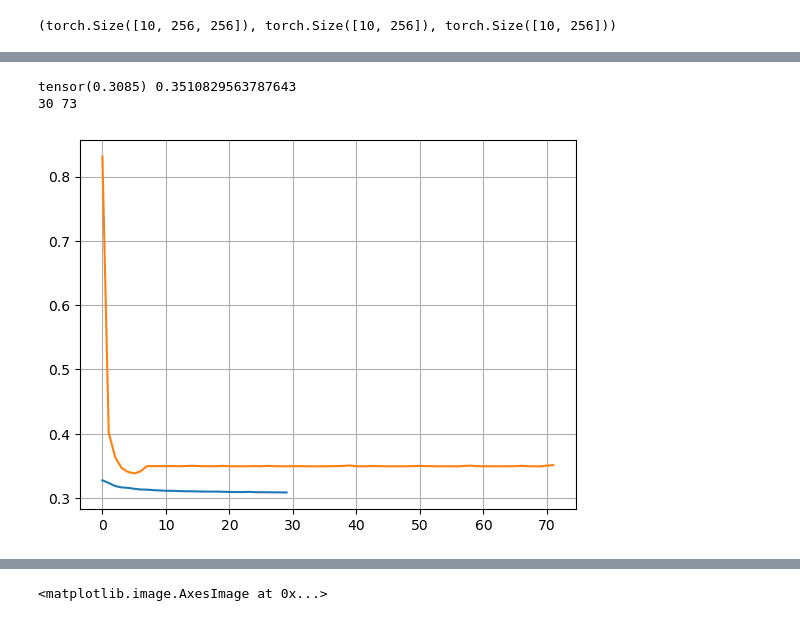
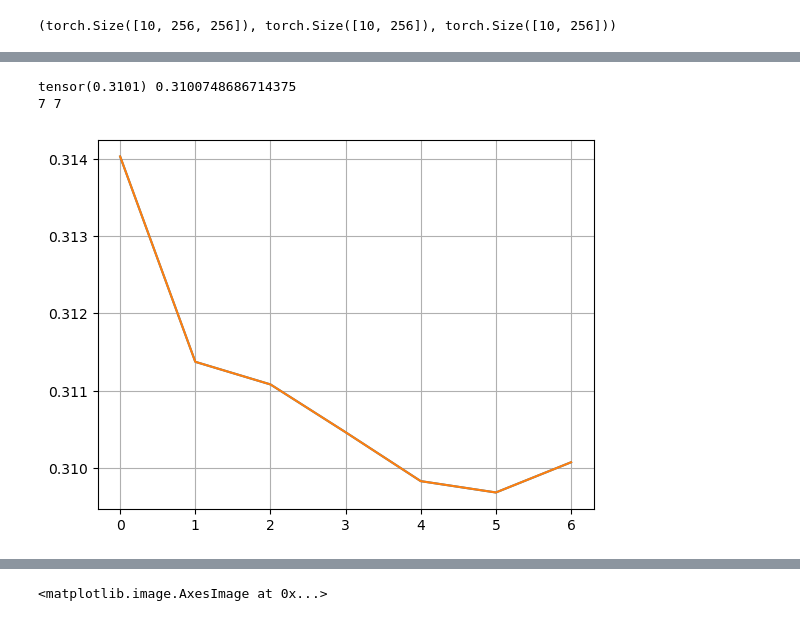
Before and after one commit to felsager/vae_lung_tumor_segmentation, a Jupyter notebook: notebooks/vae_model_2.ipynb, the cells around one changed output, grey strips where cells are left out. Drawn from its saved outputs; the diff is of its cells as text; code cells hidden in the pictures.

Commit message:
additional fix for training loss

```diff
--- a/notebooks/vae_model_2.ipynb
+++ b/notebooks/vae_model_2.ipynb
@@ -154,10 +154,11 @@ def make_loaders_2():
     dev_loader = D.DataLoader(dev_data, batch_size=batch_size, shuffle=True, num_workers=no_workers)
     return train_loader, dev_loader
 # %%
+training_chunks = 9
 def train_epoch(model, optimizer):
     model.train()
     losses = 0
-    for i in torch.randperm(9):
+    for i in torch.randperm(training_chunks):
         i = int(i)
         train_loader = make_train_loader(i)
         for x in train_loader:
@@ -168,7 +169,7 @@ def train_epoch(model, optimizer):
             loss.backward()
             optimizer.step()
             losses += loss.item()
-    loader_length = 10*len(train_loader) # 10 chunks
+    loader_length = training_chunks*len(train_loader) # 10 chunks
     return losses / (loader_length)  # average loss
 # %%
 def evaluate(model, dev_loader):
@@ -192,9 +193,9 @@ B.shape, mu_B.shape, log_sigma_B.shape
 # %% [output]
 (torch.Size([10, 256, 256]), torch.Size([10, 256]), torch.Size([10, 256]))
 # %%
-lr = 0.005
+lr = 3e-4
 model = model.to(device)
-optimizer = optim.AdamW(model.parameters(), lr=lr, betas=(0.8, 0.999), weight_decay=0.01)
+optimizer = optim.AdamW(model.parameters(), lr=lr)
 # %%
 train_losses = []
 dev_losses = []
@@ -217,18 +227,18 @@ for epoch in range(1, NUM_EPOCHS+1):
 # %%
-model_no = 30
+model_no = 32
 torch.save(model, f'../saved_models/model_{model_no}')
 torch.save(torch.Tensor(train_losses), f'../losses/train_losses_model_{model_no}')
 torch.save(torch.Tensor(dev_losses), f'../losses/dev_losses_model_{model_no}')
 dev_losses_2 = torch.load(f'../losses/dev_losses_model_{model_no-1}')
 print(dev_losses_2[-1], dev_losses[-1])
 print(len(dev_losses_2), len(dev_losses))
 plt.plot((dev_losses_2))
-plt.plot((dev_losses[1:]))
+plt.plot((dev_losses))
 plt.grid()
 # %% [output]
-tensor(0.3085) 0.3510829563787643
-30 73
+tensor(0.3101) 0.3100748686714375
+7 7
-[figure, old version]
+[figure, new version]
 # %%
 model.eval()
 x_test = next(iter(dev_loader))[0].view(1, 256, 256).to(device)
```
Also changed, not shown: parts of 2 cells of this notebook, 2 other files.
